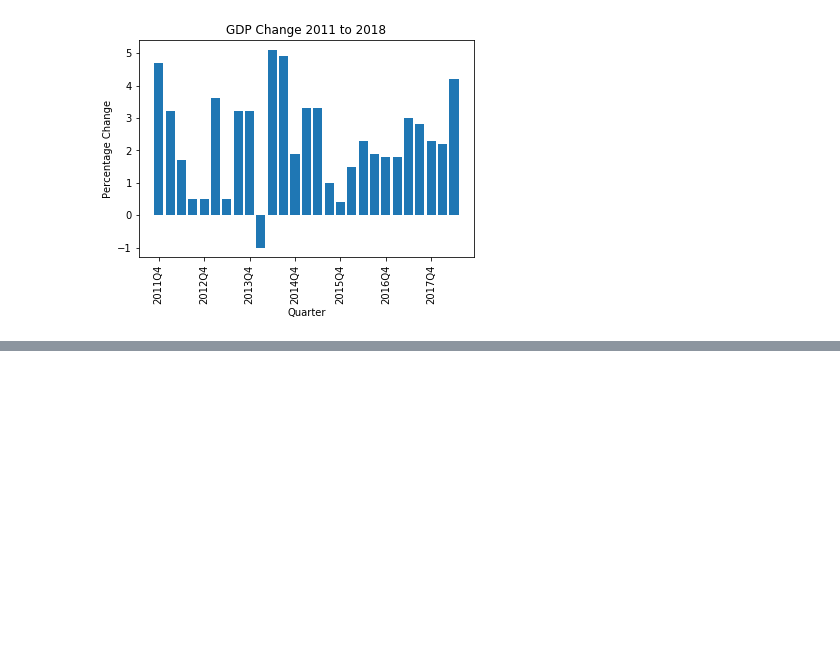
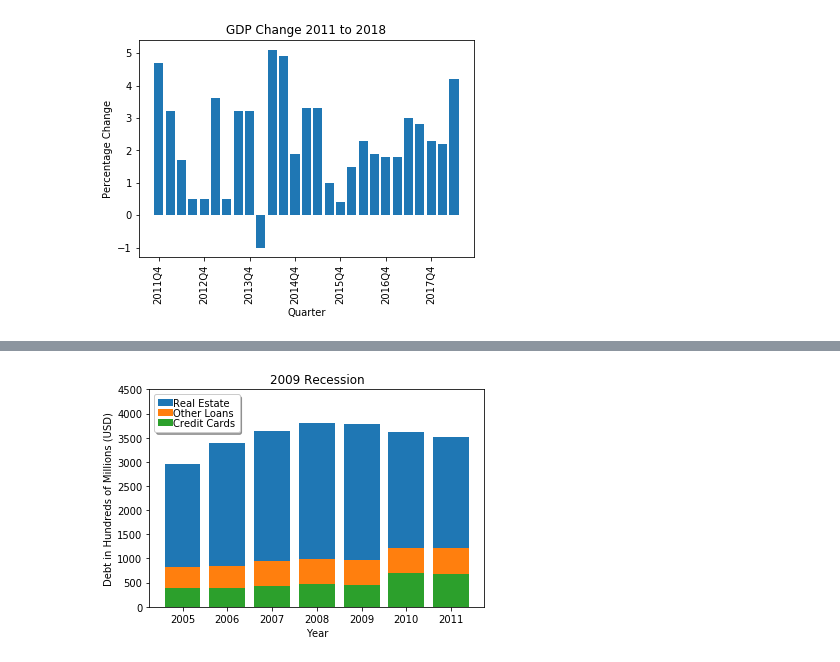
Before and after one commit to brownal05/project1, a Jupyter notebook: notebooks/Alex2.ipynb, the cells around one changed output, grey strips where cells are left out. Saved outputs shown, nothing was run; the diff lists cells and outputs as text; code cells hidden in the pictures; blank space fills up the shorter version.

```diff
--- a/notebooks/Alex2.ipynb
+++ b/notebooks/Alex2.ipynb
@@ -244,0 +276,18 @@ plt.savefig('../graphs/gdp_pct_change_recent.png')
+# %%
+plt.bar(third_rec['Year'],third_rec['Real Estate']/1000000)
+plt.bar(third_rec['Year'],third_rec['Other Loans']/1000000, bottom = third_rec['Credit Cards']/1000000 )
+plt.bar(third_rec['Year'],third_rec['Credit Cards']/1000000)
+#plt.bar(debt_clean_all_years['Year'],debt_clean_all_years['Other Loans'])
+plt.legend(['Real Estate', 'Other Loans', 'Credit Cards'], loc='best',
+           columnspacing=1.0, labelspacing=0.0,
+           handletextpad=0.0, handlelength=1.5,
+           fancybox=True, shadow=True)
+plt.title('2009 Recession')
+plt.ylim(0, 4500)
+
+plt.xlabel('Year')
+plt.ylabel('Debt in Hundreds of Millions (USD)')
+plt.savefig('../clean_graphs/stacked_debt_bar_2011.png')
+plt.show()
+# %% [output]
+[figure, added]
```
Also changed, not shown: parts of 13 cells of this notebook, 10 other files.
